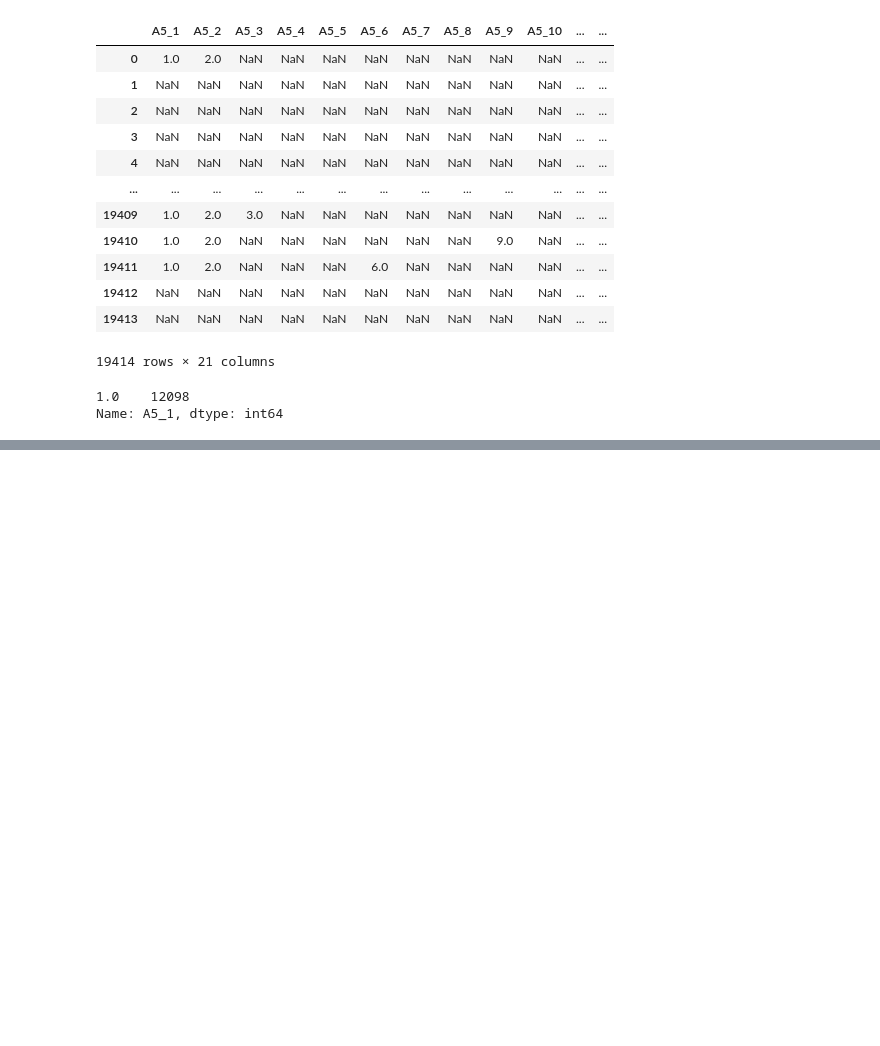
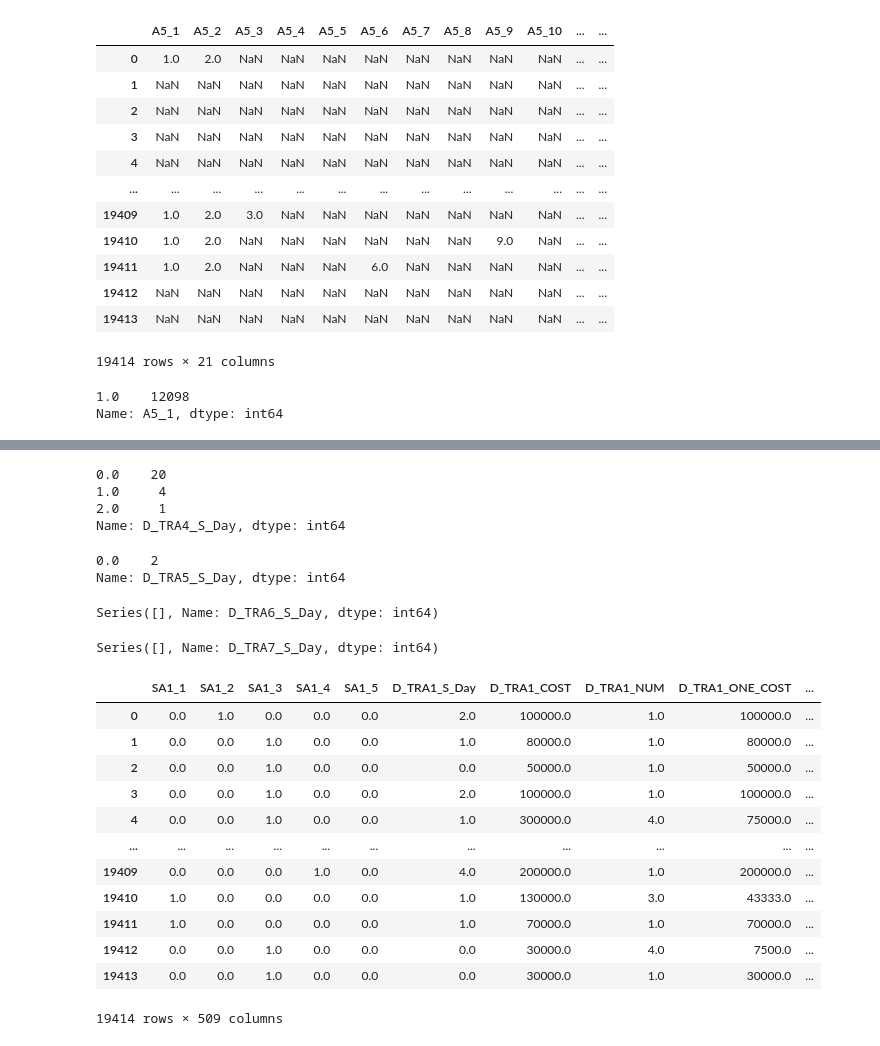
Before and after one commit to syshin0116/Dacon-Basic-Chuseok-Gift-Demand-Prediction-AI-Competition, a Jupyter notebook: travelProject/문화체육관광부/2020전처리작업.ipynb, the cells around one changed output, grey strips where cells are left out. Cells and saved outputs as stored; diff of their text form; code cells hidden in the pictures; blank space fills up the shorter version.

```diff
--- a/travelProject/문화체육관광부/2020전처리작업.ipynb
+++ b/travelProject/문화체육관광부/2020전처리작업.ipynb
@@ -152,7 +152,7 @@ df['A5_13'].value_counts()
 Name: A5_13, dtype: int64
 # %%
 ## 필요컬럼
-columns_list = ['D_TRA1_SYEAR',
+columns_list = [
  'SA1_1',
  'SA1_2',
  'SA1_3',
@@ -840,0 +859,20 @@ Name: A5_1, dtype: int64
+# %%
+df['D_TRA4_S_Day'].value_counts()
+# %% [output]
+0.0    20
+1.0     4
+2.0     1
+Name: D_TRA4_S_Day, dtype: int64
+# %%
+df['D_TRA5_S_Day'].value_counts()
+# %% [output]
+0.0    2
+Name: D_TRA5_S_Day, dtype: int64
+# %%
+df['D_TRA6_S_Day'].value_counts()
+# %% [output]
+Series([], Name: D_TRA6_S_Day, dtype: int64)
+# %%
+df['D_TRA7_S_Day'].value_counts()
+# %% [output]
+Series([], Name: D_TRA7_S_Day, dtype: int64)
@@ -840,0 +886,16 @@ Name: A5_1, dtype: int64
+# %%
+df
+# %% [output]
+|  | SA1_1 | SA1_2 | SA1_3 | SA1_4 | SA1_5 | D_TRA1_S_Day | D_TRA1_COST | D_TRA1_NUM | D_TRA1_ONE_COST | ... |
+| 0 | 0.0 | 1.0 | 0.0 | 0.0 | 0.0 | 2.0 | 100000.0 | 1.0 | 100000.0 | ... |
+| 1 | 0.0 | 0.0 | 1.0 | 0.0 | 0.0 | 1.0 | 80000.0 | 1.0 | 80000.0 | ... |
+| 2 | 0.0 | 0.0 | 1.0 | 0.0 | 0.0 | 0.0 | 50000.0 | 1.0 | 50000.0 | ... |
+| 3 | 0.0 | 0.0 | 1.0 | 0.0 | 0.0 | 2.0 | 100000.0 | 1.0 | 100000.0 | ... |
+| 4 | 0.0 | 0.0 | 1.0 | 0.0 | 0.0 | 1.0 | 300000.0 | 4.0 | 75000.0 | ... |
+| ... | ... | ... | ... | ... | ... | ... | ... | ... | ... | ... |
+| 19409 | 0.0 | 0.0 | 0.0 | 1.0 | 0.0 | 4.0 | 200000.0 | 1.0 | 200000.0 | ... |
+| 19410 | 1.0 | 0.0 | 0.0 | 0.0 | 0.0 | 1.0 | 130000.0 | 3.0 | 43333.0 | ... |
+| 19411 | 1.0 | 0.0 | 0.0 | 0.0 | 0.0 | 1.0 | 70000.0 | 1.0 | 70000.0 | ... |
+| 19412 | 0.0 | 0.0 | 1.0 | 0.0 | 0.0 | 0.0 | 30000.0 | 4.0 | 7500.0 | ... |
+| 19413 | 0.0 | 0.0 | 1.0 | 0.0 | 0.0 | 0.0 | 30000.0 | 1.0 | 30000.0 | ... |
+19414 rows × 509 columns
```
Also changed, not shown: parts of 13 cells of this notebook, 11 other files.
